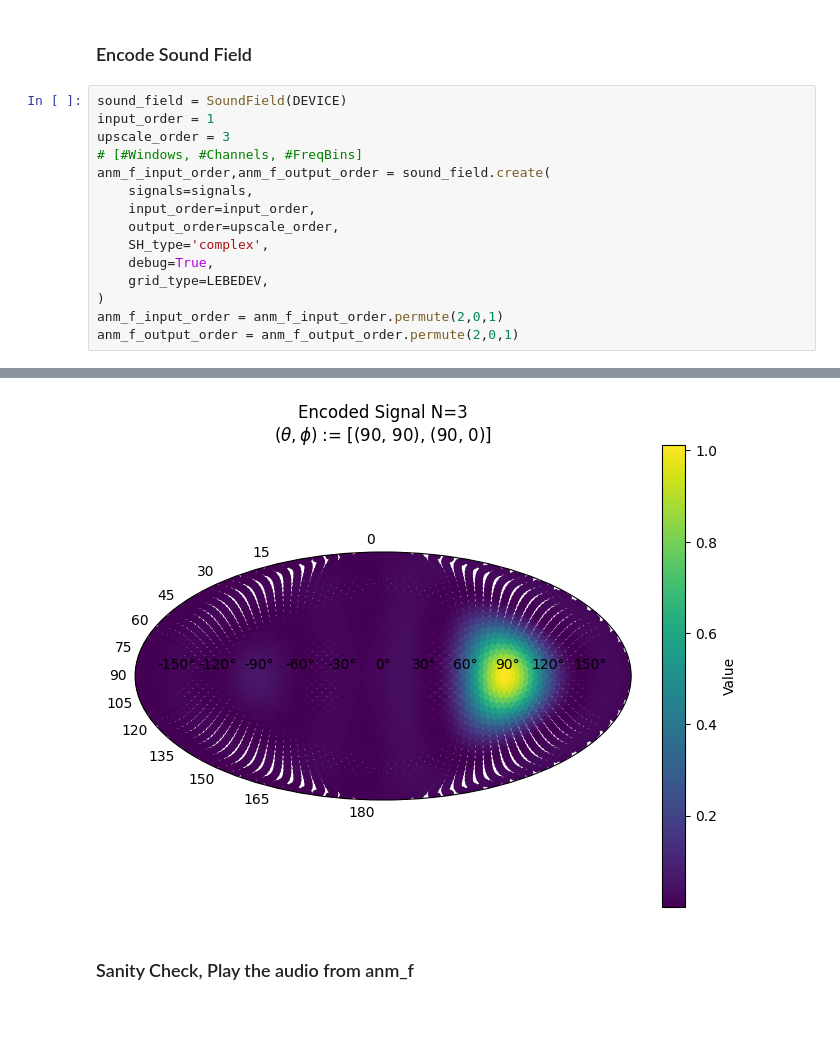
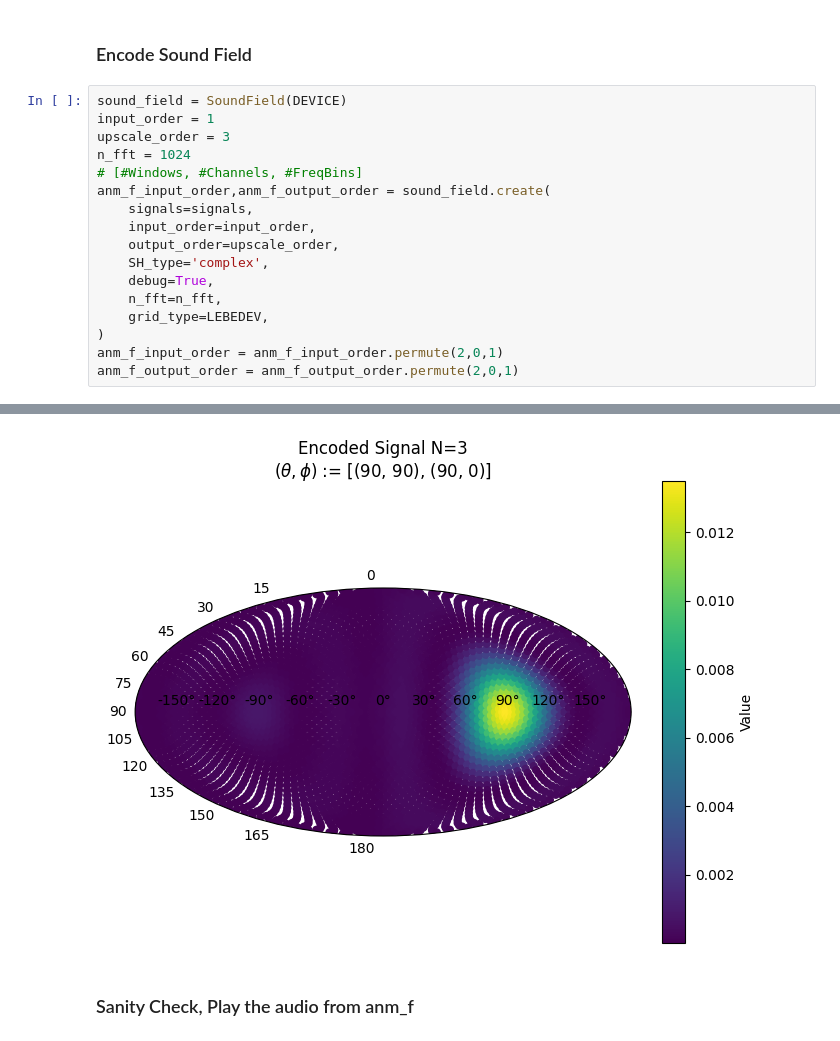
Before and after one commit to Amitmils/AmbisonicUpscaling, a Jupyter notebook: run_script_v2.ipynb, the cells around one changed output, grey strips where cells are left out. Saved outputs shown, nothing was run; the diff lists cells and outputs as text.

```diff
--- a/run_script_v2.ipynb
+++ b/run_script_v2.ipynb
@@ -173,6 +161,7 @@ signals = [
 sound_field = SoundField(DEVICE)
 input_order = 1
 upscale_order = 3
+n_fft = 1024
 # [#Windows, #Channels, #FreqBins]
 anm_f_input_order,anm_f_output_order = sound_field.create(
     signals=signals,
@@ -180,6 +169,7 @@ anm_f_input_order,anm_f_output_order = sound_field.create(
     output_order=upscale_order,
     SH_type='complex',
     debug=True,
+    n_fft=n_fft,
     grid_type=LEBEDEV,
 )
 anm_f_input_order = anm_f_input_order.permute(2,0,1)
@@ -189,4 +179,4 @@ anm_f_output_order = anm_f_output_order.permute(2,0,1)
-[figure, old version]
+[figure, new version]
 # %% [markdown]
 ### Sanity Check, Play the audio from anm_f
 # %%
```
Also changed, not shown: parts of 9 cells of this notebook, 1 other file.
